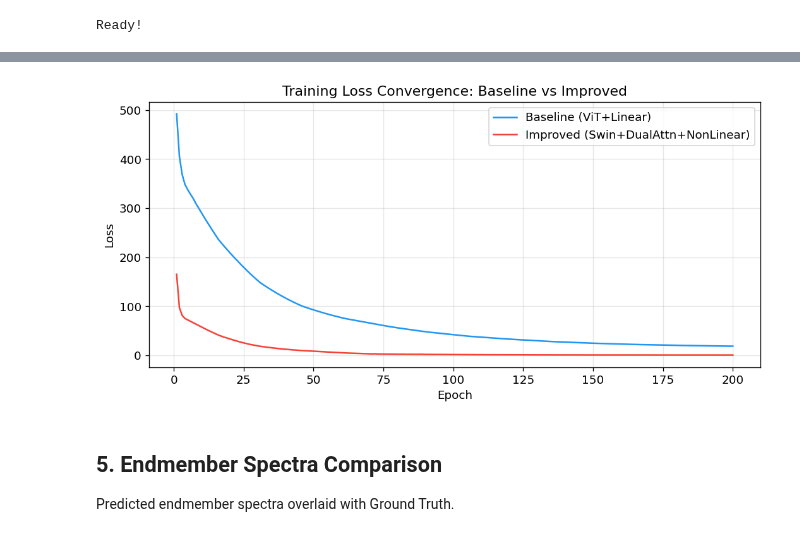
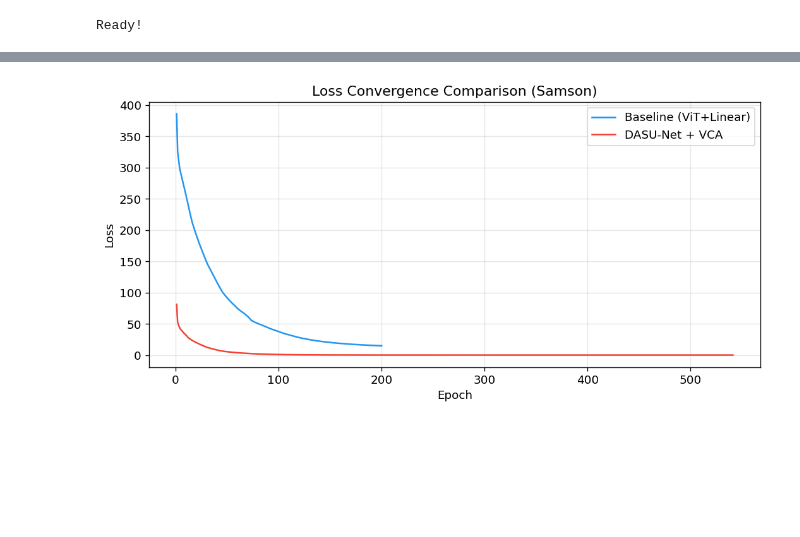
Before and after one commit to YaroslavFetisov/DASU-Net-UAV, a Jupyter notebook: notebooks/02_comparison.ipynb, the cells around one changed output, grey strips where cells are left out. Cells and saved outputs as stored; diff of their text form; code cells hidden in the pictures; blank space fills up the shorter version.

```diff
--- a/notebooks/02_comparison.ipynb
+++ b/notebooks/02_comparison.ipynb
@@ -115,0 +26,12 @@ Improved (Swin+DualAttn+NonLinear)     0.1570     0.1938
+# %%
+# Load Datasets and Runs
+dataset_samson = HyperspectralDataset('samson', data_dir='./data/raw', device='cpu')
+A_gt_samson = dataset_samson.get_abundance_cube().numpy()
+E_gt_samson = dataset_samson.get_endmembers().numpy()
+EM_NAMES_SAMSON = ['Soil', 'Tree', 'Water']
+
+run_baseline_samson = load_run('runs/baseline_samson')
+run_improved_samson = load_run('runs/dasunet_vca_samson')
+
+runs_samson = [run_baseline_samson, run_improved_samson]
+labels = ['Baseline (ViT+Linear)', 'DASU-Net + VCA']
@@ -116,12 +54,5 @@ Improved (Swin+DualAttn+NonLinear)     0.1570     0.1938
 # %%
-fig = plot_loss_comparison(
-    runs, labels,
-    title='Training Loss Convergence: Baseline vs Improved',
-)
+fig_loss = plot_loss_comparison(runs_samson, labels, title="Loss Convergence Comparison (Samson)")
 plt.show()
 # %% [output]
-[figure, old version]
+[figure, new version]
-# %% [markdown]
-## 5. Endmember Spectra Comparison
-
-Predicted endmember spectra overlaid with Ground Truth.
```
Also changed, not shown: parts of 26 cells of this notebook, 3 other files.
